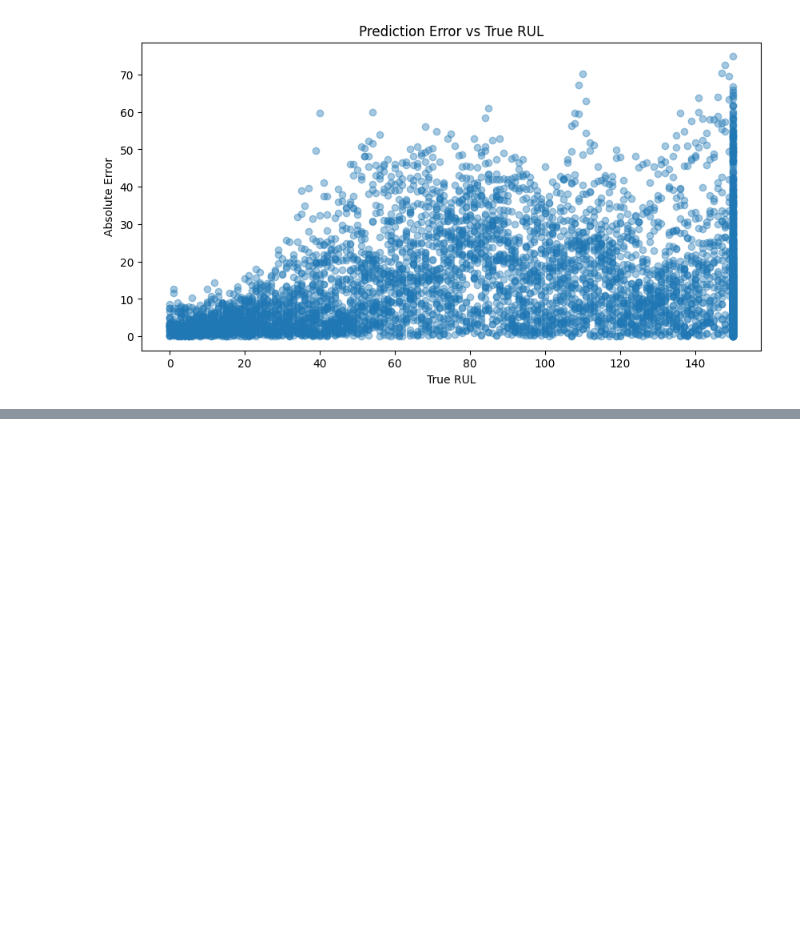
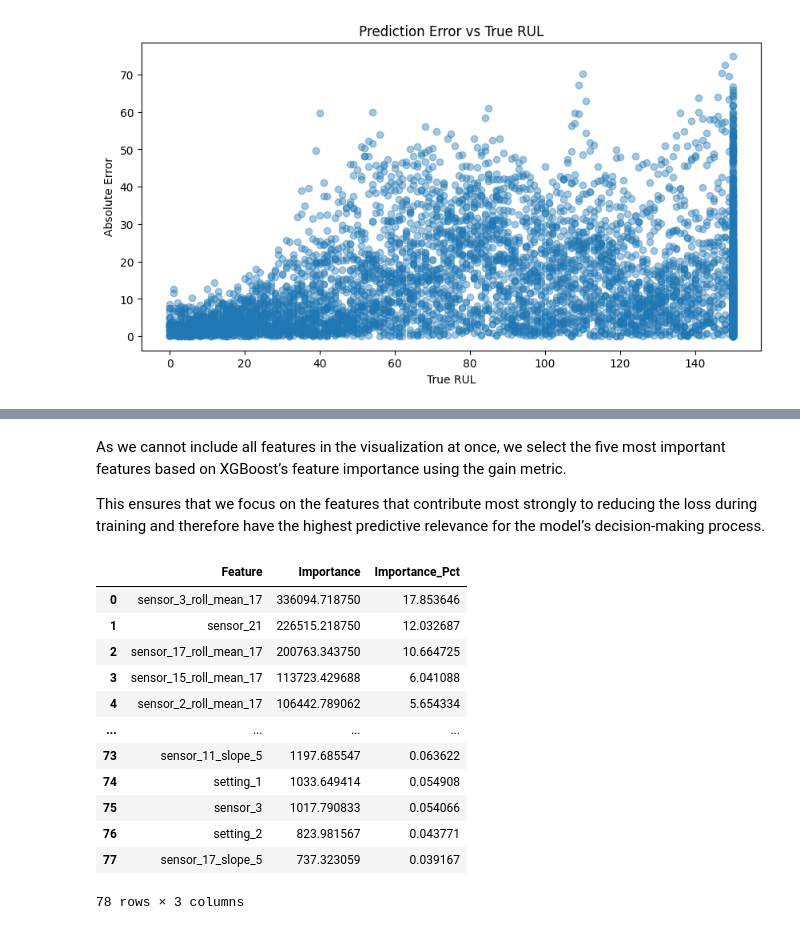
Before and after one commit to TobiSchl2010/predictive-maintenance-cmaps, a Jupyter notebook: notebooks/03_modeling.ipynb, the cells around one changed output, grey strips where cells are left out. Saved outputs shown, nothing was run; the diff lists cells and outputs as text; code cells hidden in the pictures; blank space fills up the shorter version.

```diff
--- a/notebooks/03_modeling.ipynb
+++ b/notebooks/03_modeling.ipynb
@@ -650,0 +731,34 @@ However, this behavior is acceptable in our setting, since the primary objective
+# %% [markdown]
+As we cannot include all features in the visualization at once, we select the five most important features based on XGBoost’s feature importance using the gain metric.
+
+This ensures that we focus on the features that contribute most strongly to reducing the loss during training and therefore have the highest predictive relevance for the model’s decision-making process.
+# %%
+# 1. Feature Importances als Dictionary holen (Beispiel mit 'gain')
+importance_dict = xgb_model.get_booster().get_score(importance_type='gain')
+
+# 2. In ein Pandas DataFrame umwandeln
+df_importance = pd.DataFrame(
+    list(importance_dict.items()),
+    columns=['Feature', 'Importance']
+)
+df_importance['Importance_Pct'] = (df_importance['Importance'] / df_importance['Importance'].sum()) * 100
+
+df_importance = df_importance.sort_values(by='Importance', ascending=False).reset_index(drop=True)
+
+pd.set_option('display.max_rows', 10)
+
+df_importance
+# %% [output]
+|  | Feature | Importance | Importance_Pct |
+| 0 | sensor_3_roll_mean_17 | 336094.718750 | 17.853646 |
+| 1 | sensor_21 | 226515.218750 | 12.032687 |
+| 2 | sensor_17_roll_mean_17 | 200763.343750 | 10.664725 |
+| 3 | sensor_15_roll_mean_17 | 113723.429688 | 6.041088 |
+| 4 | sensor_2_roll_mean_17 | 106442.789062 | 5.654334 |
+| ... | ... | ... | ... |
+| 73 | sensor_11_slope_5 | 1197.685547 | 0.063622 |
+| 74 | setting_1 | 1033.649414 | 0.054908 |
+| 75 | sensor_3 | 1017.790833 | 0.054066 |
+| 76 | setting_2 | 823.981567 | 0.043771 |
+| 77 | sensor_17_slope_5 | 737.323059 | 0.039167 |
+78 rows × 3 columns
```
Also changed, not shown: parts of 15 cells of this notebook, 4 other files.
